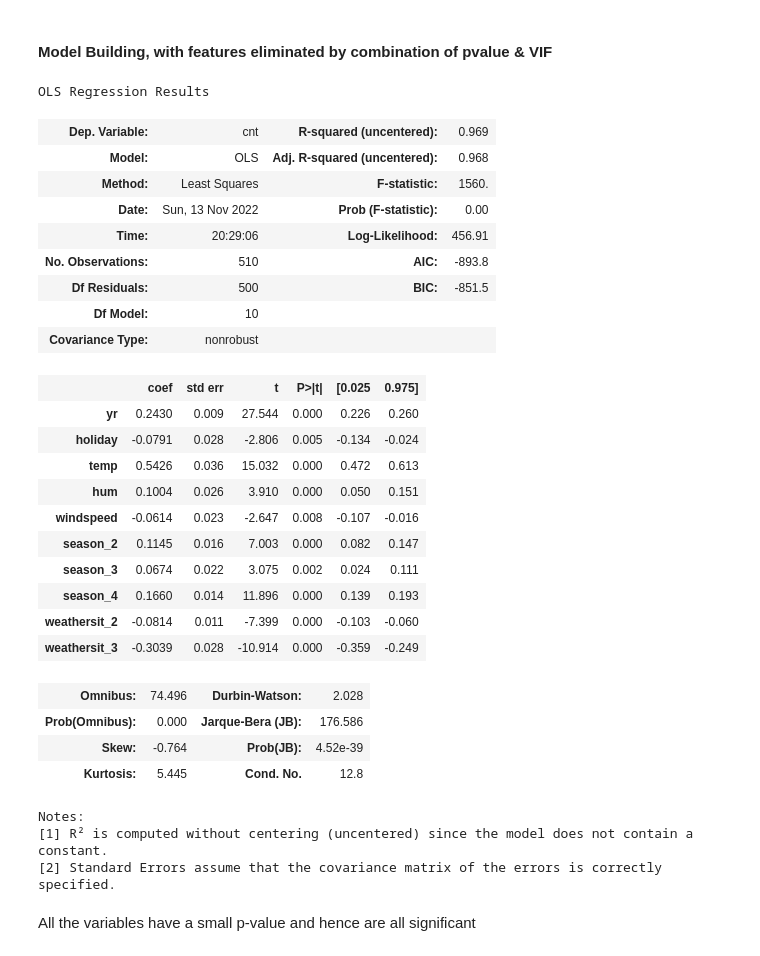
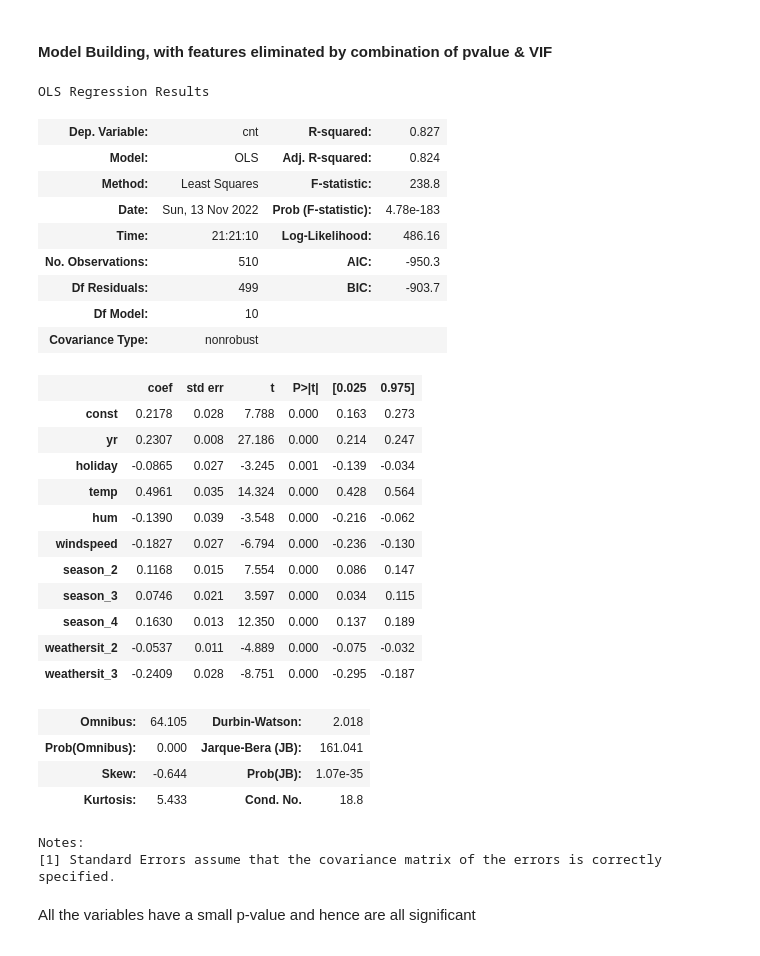
Before and after one commit to krishnajiraoh/upGrad_linear_regression_assignment, a Jupyter notebook: Assignment.ipynb, the cells around one changed output. Saved outputs shown, nothing was run; the diff lists cells and outputs as text; code cells hidden in the pictures.

```diff
--- a/Assignment.ipynb
+++ b/Assignment.ipynb
@@ -305,39 +308,39 @@ X_train_rfe = X_train[selected_col]
 # %%
 # Adding a constant variable
 import statsmodels.api as sm
 
 X_train_lm = sm.add_constant(X_train_rfe)
-lm = sm.OLS(y_train,X_train_rfe).fit()
+lm = sm.OLS(y_train,X_train_lm).fit()
 lm.summary()
 # %% [output]
 OLS Regression Results
-| Dep. Variable: | cnt | R-squared (uncentered): | 0.969 |
-| Model: | OLS | Adj. R-squared (uncentered): | 0.968 |
-| Method: | Least Squares | F-statistic: | 1560. |
-| Date: | Sun, 13 Nov 2022 | Prob (F-statistic): | 0.00 |
-| Time: | 20:29:06 | Log-Likelihood: | 456.91 |
-| No. Observations: | 510 | AIC: | -893.8 |
-| Df Residuals: | 500 | BIC: | -851.5 |
+| Dep. Variable: | cnt | R-squared: | 0.827 |
+| Model: | OLS | Adj. R-squared: | 0.824 |
+| Method: | Least Squares | F-statistic: | 238.8 |
+| Date: | Sun, 13 Nov 2022 | Prob (F-statistic): | 4.78e-183 |
+| Time: | 21:21:10 | Log-Likelihood: | 486.16 |
+| No. Observations: | 510 | AIC: | -950.3 |
+| Df Residuals: | 499 | BIC: | -903.7 |
 | Df Model: | 10 |  |  |
 | Covariance Type: | nonrobust |  |  |
 |  | coef | std err | t | P>|t| | [0.025 | 0.975] |
-| yr | 0.2430 | 0.009 | 27.544 | 0.000 | 0.226 | 0.260 |
-| holiday | -0.0791 | 0.028 | -2.806 | 0.005 | -0.134 | -0.024 |
-| temp | 0.5426 | 0.036 | 15.032 | 0.000 | 0.472 | 0.613 |
-| hum | 0.1004 | 0.026 | 3.910 | 0.000 | 0.050 | 0.151 |
-| windspeed | -0.0614 | 0.023 | -2.647 | 0.008 | -0.107 | -0.016 |
-| season_2 | 0.1145 | 0.016 | 7.003 | 0.000 | 0.082 | 0.147 |
-| season_3 | 0.0674 | 0.022 | 3.075 | 0.002 | 0.024 | 0.111 |
-| season_4 | 0.1660 | 0.014 | 11.896 | 0.000 | 0.139 | 0.193 |
-| weathersit_2 | -0.0814 | 0.011 | -7.399 | 0.000 | -0.103 | -0.060 |
-| weathersit_3 | -0.3039 | 0.028 | -10.914 | 0.000 | -0.359 | -0.249 |
+| const | 0.2178 | 0.028 | 7.788 | 0.000 | 0.163 | 0.273 |
+| yr | 0.2307 | 0.008 | 27.186 | 0.000 | 0.214 | 0.247 |
+| holiday | -0.0865 | 0.027 | -3.245 | 0.001 | -0.139 | -0.034 |
+| temp | 0.4961 | 0.035 | 14.324 | 0.000 | 0.428 | 0.564 |
+| hum | -0.1390 | 0.039 | -3.548 | 0.000 | -0.216 | -0.062 |
+| windspeed | -0.1827 | 0.027 | -6.794 | 0.000 | -0.236 | -0.130 |
+| season_2 | 0.1168 | 0.015 | 7.554 | 0.000 | 0.086 | 0.147 |
+| season_3 | 0.0746 | 0.021 | 3.597 | 0.000 | 0.034 | 0.115 |
+| season_4 | 0.1630 | 0.013 | 12.350 | 0.000 | 0.137 | 0.189 |
+| weathersit_2 | -0.0537 | 0.011 | -4.889 | 0.000 | -0.075 | -0.032 |
+| weathersit_3 | -0.2409 | 0.028 | -8.751 | 0.000 | -0.295 | -0.187 |
-| Omnibus: | 74.496 | Durbin-Watson: | 2.028 |
-| Prob(Omnibus): | 0.000 | Jarque-Bera (JB): | 176.586 |
-| Skew: | -0.764 | Prob(JB): | 4.52e-39 |
-| Kurtosis: | 5.445 | Cond. No. | 12.8 |
+| Omnibus: | 64.105 | Durbin-Watson: | 2.018 |
+| Prob(Omnibus): | 0.000 | Jarque-Bera (JB): | 161.041 |
+| Skew: | -0.644 | Prob(JB): | 1.07e-35 |
+| Kurtosis: | 5.433 | Cond. No. | 18.8 |
 Notes:
-[1] R² is computed without centering (uncentered) since the model does not contain a constant.
-[2] Standard Errors assume that the covariance matrix of the errors is correctly specified.
+[1] Standard Errors assume that the covariance matrix of the errors is correctly specified.
 # %% [markdown]
 All the variables have a small p-value and hence are all significant
 # %%
```
Also changed, not shown: parts of 19 cells of this notebook, 2 other files.
